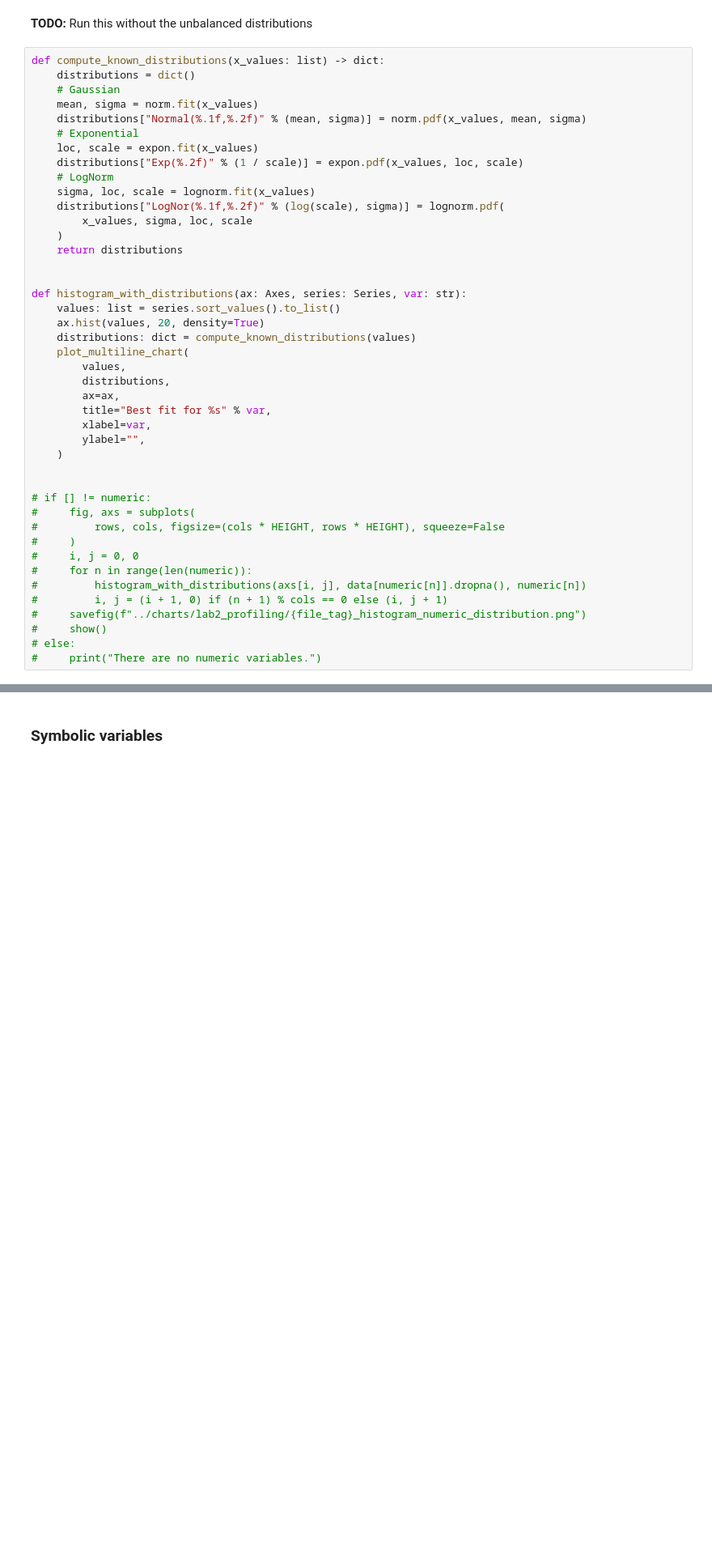
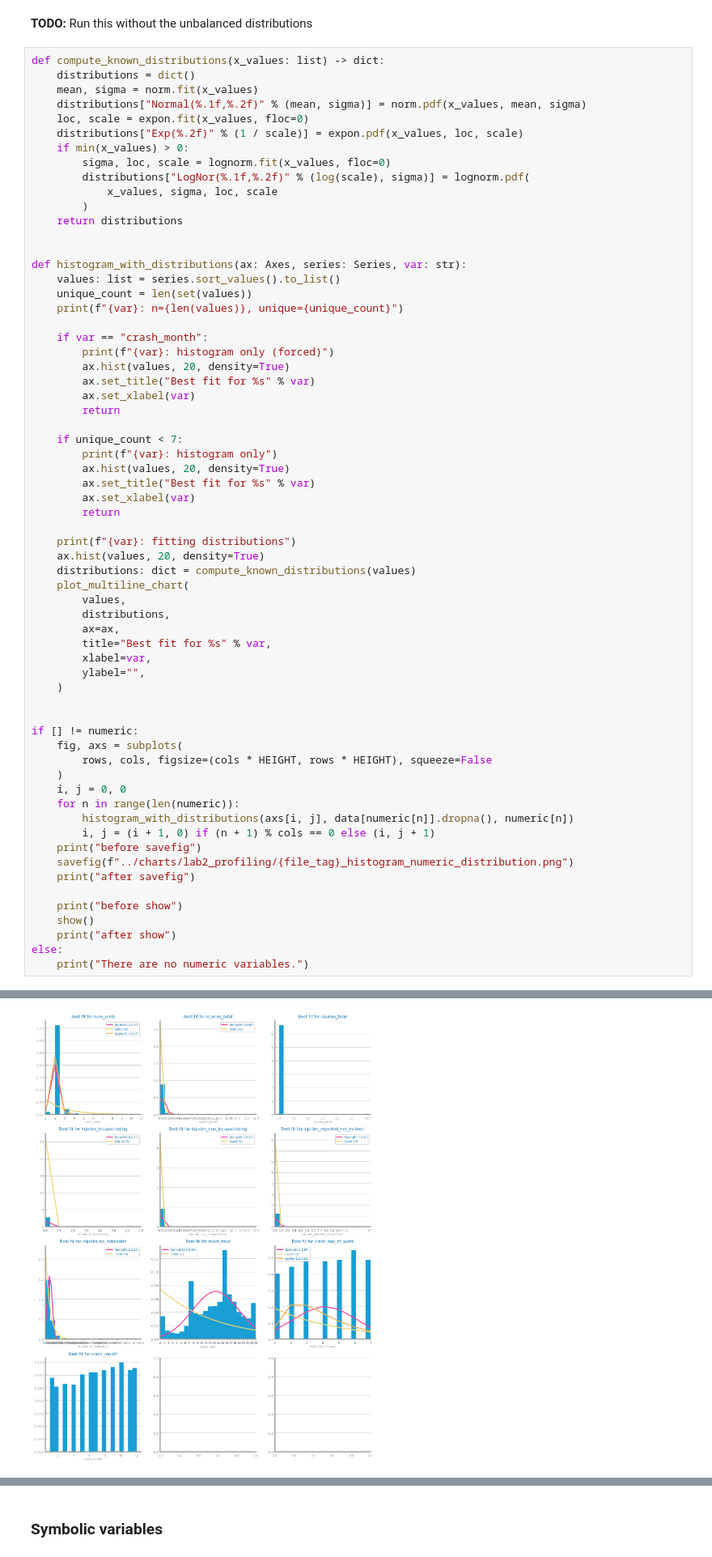
Before and after one commit to ch4uz/ds-project, a Jupyter notebook: classification/ds1_traffic_accidents/notebooks/ds1_lab2_profiling.ipynb, the cells around one changed output, grey strips where cells are left out. Shown at 81% size. Cells and saved outputs as stored; diff of their text form; blank space fills up the shorter version.

```diff
--- a/classification/ds1_traffic_accidents/notebooks/ds1_lab2_profiling.ipynb
+++ b/classification/ds1_traffic_accidents/notebooks/ds1_lab2_profiling.ipynb
@@ -287,22 +287,38 @@ else:
 # %%
 def compute_known_distributions(x_values: list) -> dict:
     distributions = dict()
-    # Gaussian
     mean, sigma = norm.fit(x_values)
     distributions["Normal(%.1f,%.2f)" % (mean, sigma)] = norm.pdf(x_values, mean, sigma)
-    # Exponential
-    loc, scale = expon.fit(x_values)
+    loc, scale = expon.fit(x_values, floc=0)
     distributions["Exp(%.2f)" % (1 / scale)] = expon.pdf(x_values, loc, scale)
-    # LogNorm
-    sigma, loc, scale = lognorm.fit(x_values)
-    distributions["LogNor(%.1f,%.2f)" % (log(scale), sigma)] = lognorm.pdf(
-        x_values, sigma, loc, scale
-    )
+    if min(x_values) > 0:
+        sigma, loc, scale = lognorm.fit(x_values, floc=0)
+        distributions["LogNor(%.1f,%.2f)" % (log(scale), sigma)] = lognorm.pdf(
+            x_values, sigma, loc, scale
+        )
     return distributions
 
 
 def histogram_with_distributions(ax: Axes, series: Series, var: str):
     values: list = series.sort_values().to_list()
+    unique_count = len(set(values))
+    print(f"{var}: n={len(values)}, unique={unique_count}")
+
+    if var == "crash_month":
+        print(f"{var}: histogram only (forced)")
+        ax.hist(values, 20, density=True)
+        ax.set_title("Best fit for %s" % var)
+        ax.set_xlabel(var)
+        return
+
+    if unique_count < 7:
+        print(f"{var}: histogram only")
+        ax.hist(values, 20, density=True)
+        ax.set_title("Best fit for %s" % var)
+        ax.set_xlabel(var)
+        return
+
+    print(f"{var}: fitting distributions")
     ax.hist(values, 20, density=True)
     distributions: dict = compute_known_distributions(values)
     plot_multiline_chart(
@@ -315,15 +331,21 @@ def histogram_with_distributions(ax: Axes, series: Series, var: str):
     )
 
 
-# if [] != numeric:
-#     fig, axs = subplots(
-#         rows, cols, figsize=(cols * HEIGHT, rows * HEIGHT), squeeze=False
-#     )
-#     i, j = 0, 0
-#     for n in range(len(numeric)):
-#         histogram_with_distributions(axs[i, j], data[numeric[n]].dropna(), numeric[n])
-#         i, j = (i + 1, 0) if (n + 1) % cols == 0 else (i, j + 1)
-#     savefig(f"../charts/lab2_profiling/{file_tag}_histogram_numeric_distribution.png")
-#     show()
-# else:
-#     print("There are no numeric variables.")
+if [] != numeric:
+    fig, axs = subplots(
+        rows, cols, figsize=(cols * HEIGHT, rows * HEIGHT), squeeze=False
+    )
+    i, j = 0, 0
+    for n in range(len(numeric)):
+        histogram_with_distributions(axs[i, j], data[numeric[n]].dropna(), numeric[n])
+        i, j = (i + 1, 0) if (n + 1) % cols == 0 else (i, j + 1)
+    print("before savefig")
+    savefig(f"../charts/lab2_profiling/{file_tag}_histogram_numeric_distribution.png")
+    print("after savefig")
+
+    print("before show")
+    show()
+    print("after show")
+else:
+    print("There are no numeric variables.")
+# %% [output]
@@ -329,0 +369 @@ def histogram_with_distributions(ax: Axes, series: Series, var: str):
+[figure, added]
```
Also changed, not shown: parts of 3 cells of this notebook, 2 other files.
